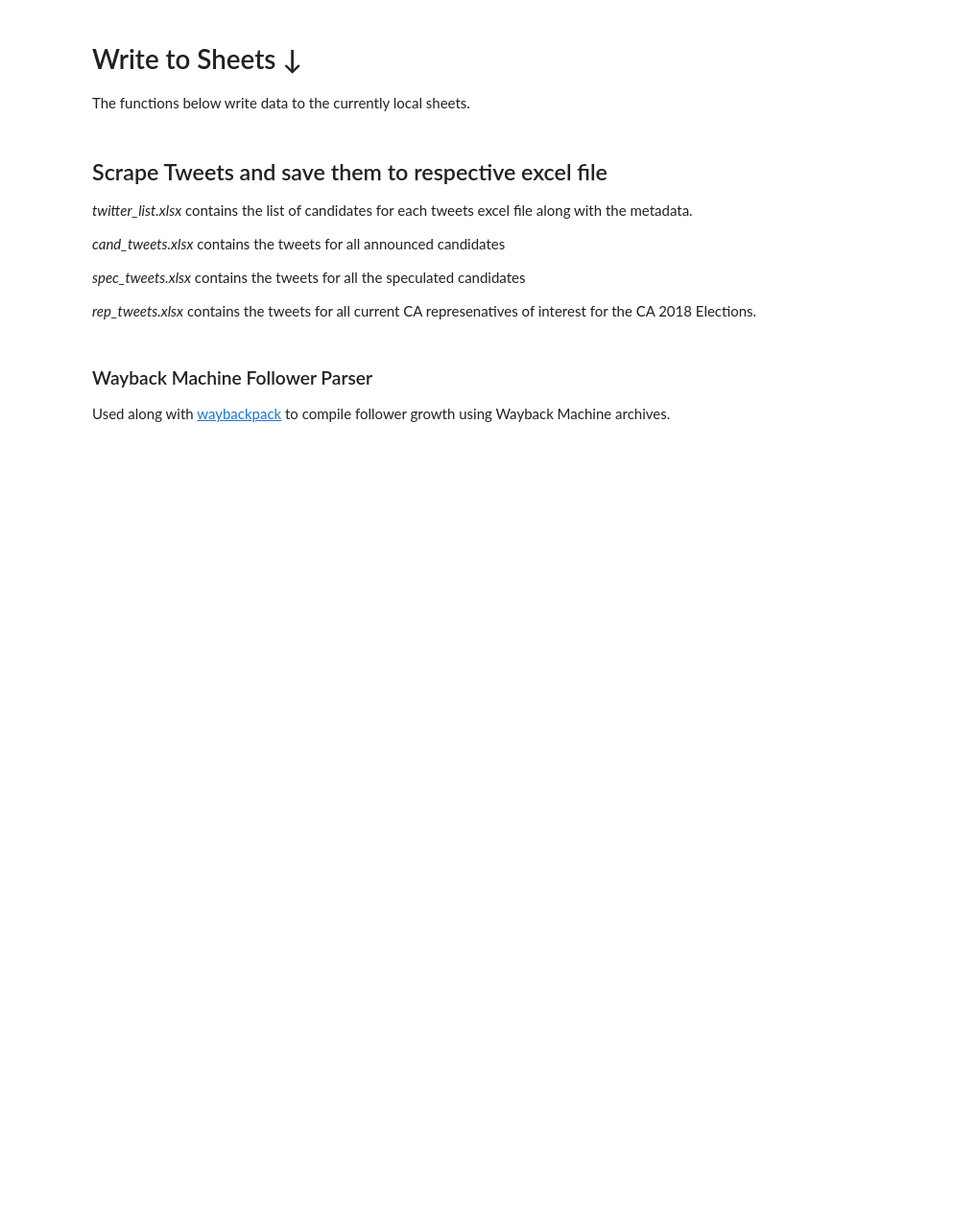
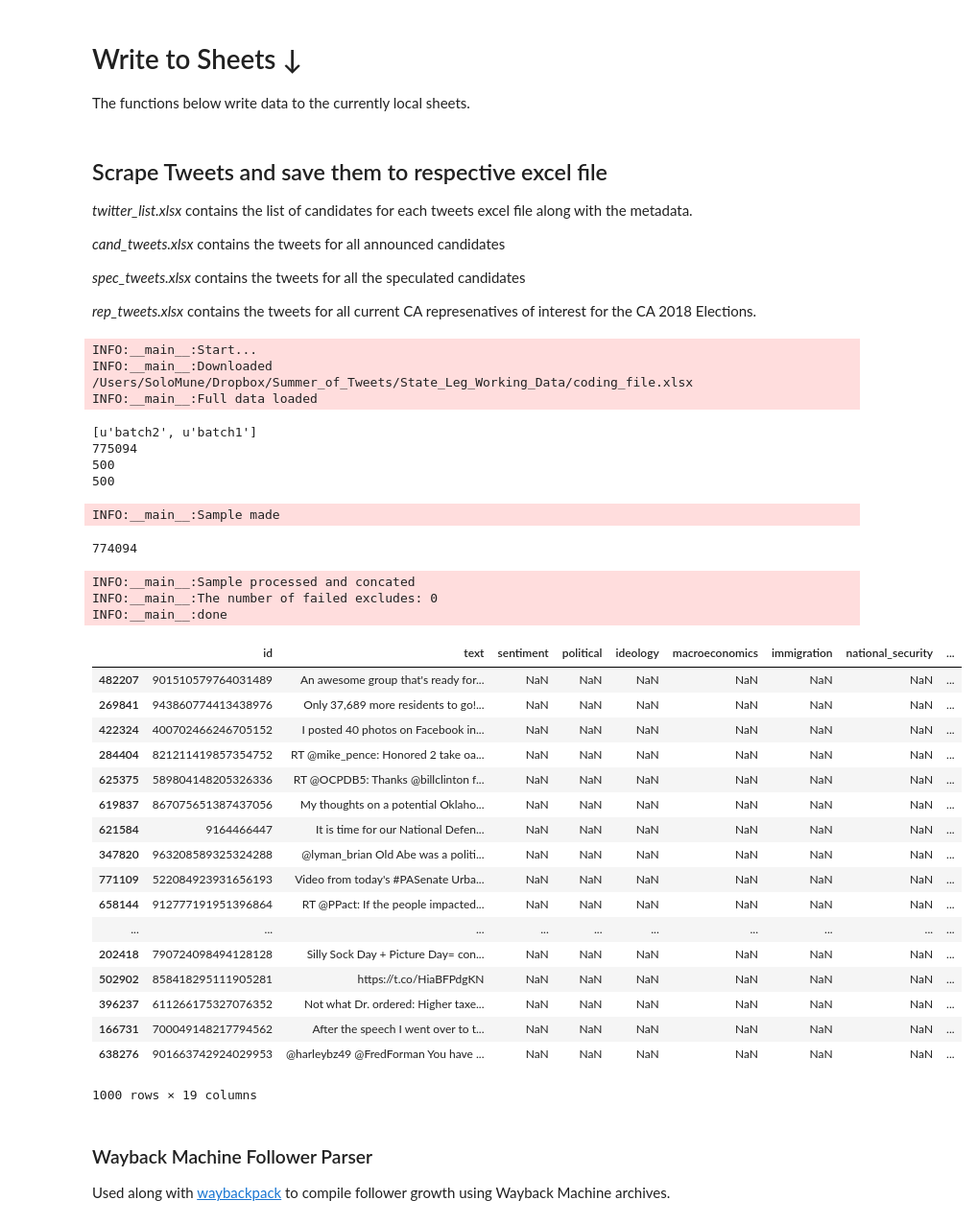
Before and after one commit to malelew/FISP_CA2018_Elections, a Jupyter notebook: working_notebook.ipynb, the cells around one changed output. Shown at 96% size. Cells and saved outputs as stored; diff of their text form; code cells hidden in the pictures; blank space fills up the shorter version.

Commit message:
sampling func now can exclude prev sampled tweets from being resampled

```diff
--- a/working_notebook.ipynb
+++ b/working_notebook.ipynb
@@ -450,5 +505,36 @@ def coding_sampling(coding_workbook, sheetname, sample_size, exclude):
 # %%
-# coding_sampling(state_data_dir + coded_tweets, all_tweets, coding_sample_size, 0)
+coding_sampling(state_data_dir + coded_tweets, all_tweets, coding_sample_size, 'test')
+# %% [output]
+INFO:__main__:Start...
+INFO:__main__:Downloaded /Users/SoloMune/Dropbox/Summer_of_Tweets/State_Leg_Working_Data/coding_file.xlsx
+INFO:__main__:Full data loaded
+[u'batch2', u'batch1']
+775094
+500
+500
+INFO:__main__:Sample made
+774094
+INFO:__main__:Sample processed and concated
+INFO:__main__:The number of failed excludes: 0
+INFO:__main__:done
+|  | id | text | sentiment | political | ideology | macroeconomics | immigration | national_security | ... |
+| 482207 | 901510579764031489 | An awesome group that's ready for... | NaN | NaN | NaN | NaN | NaN | NaN | ... |
+| 269841 | 943860774413438976 | Only 37,689 more residents to go!... | NaN | NaN | NaN | NaN | NaN | NaN | ... |
+| 422324 | 400702466246705152 | I posted 40 photos on Facebook in... | NaN | NaN | NaN | NaN | NaN | NaN | ... |
+| 284404 | 821211419857354752 | RT @mike_pence: Honored 2 take oa... | NaN | NaN | NaN | NaN | NaN | NaN | ... |
+| 625375 | 589804148205326336 | RT @OCPDB5: Thanks @billclinton f... | NaN | NaN | NaN | NaN | NaN | NaN | ... |
+| 619837 | 867075651387437056 | My thoughts on a potential Oklaho... | NaN | NaN | NaN | NaN | NaN | NaN | ... |
+| 621584 | 9164466447 | It is time for our National Defen... | NaN | NaN | NaN | NaN | NaN | NaN | ... |
+| 347820 | 963208589325324288 | @lyman_brian Old Abe was a politi... | NaN | NaN | NaN | NaN | NaN | NaN | ... |
+| 771109 | 522084923931656193 | Video from today's #PASenate Urba... | NaN | NaN | NaN | NaN | NaN | NaN | ... |
+| 658144 | 912777191951396864 | RT @PPact: If the people impacted... | NaN | NaN | NaN | NaN | NaN | NaN | ... |
+| ... | ... | ... | ... | ... | ... | ... | ... | ... | ... |
+| 202418 | 790724098494128128 | Silly Sock Day + Picture Day= con... | NaN | NaN | NaN | NaN | NaN | NaN | ... |
+| 502902 | 858418295111905281 | https://t.co/HiaBFPdgKN | NaN | NaN | NaN | NaN | NaN | NaN | ... |
+| 396237 | 611266175327076352 | Not what Dr. ordered: Higher taxe... | NaN | NaN | NaN | NaN | NaN | NaN | ... |
+| 166731 | 700049148217794562 | After the speech I went over to t... | NaN | NaN | NaN | NaN | NaN | NaN | ... |
+| 638276 | 901663742924029953 | @harleybz49 @FredForman You have ... | NaN | NaN | NaN | NaN | NaN | NaN | ... |
+1000 rows × 19 columns
 # %% [markdown]
 ### Wayback Machine Follower Parser
 Used along with [waybackpack](https://github.com/jsvine/waybackpack) to compile follower growth using Wayback Machine archives.
```
Also changed, not shown: parts of 6 cells of this notebook.
